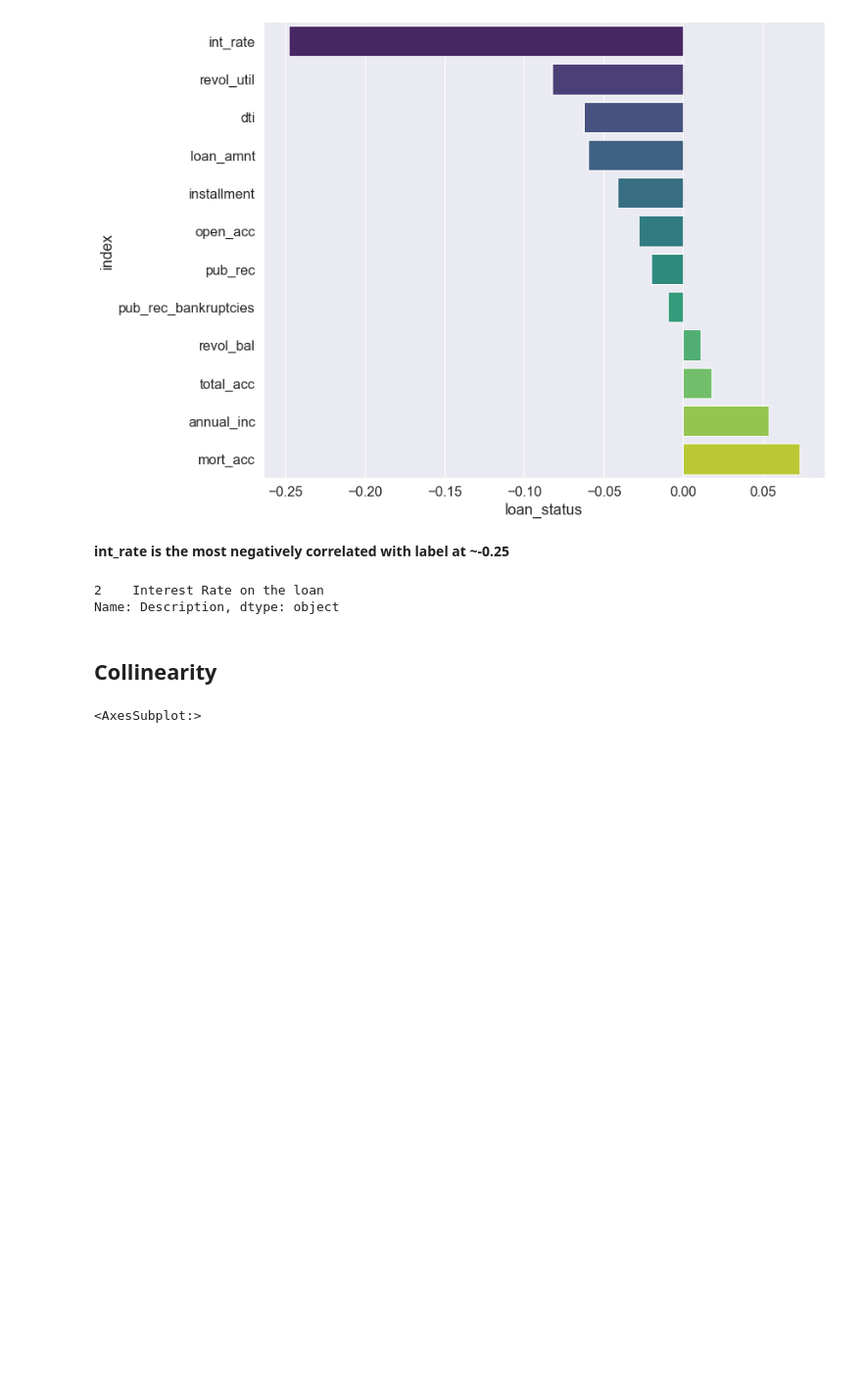
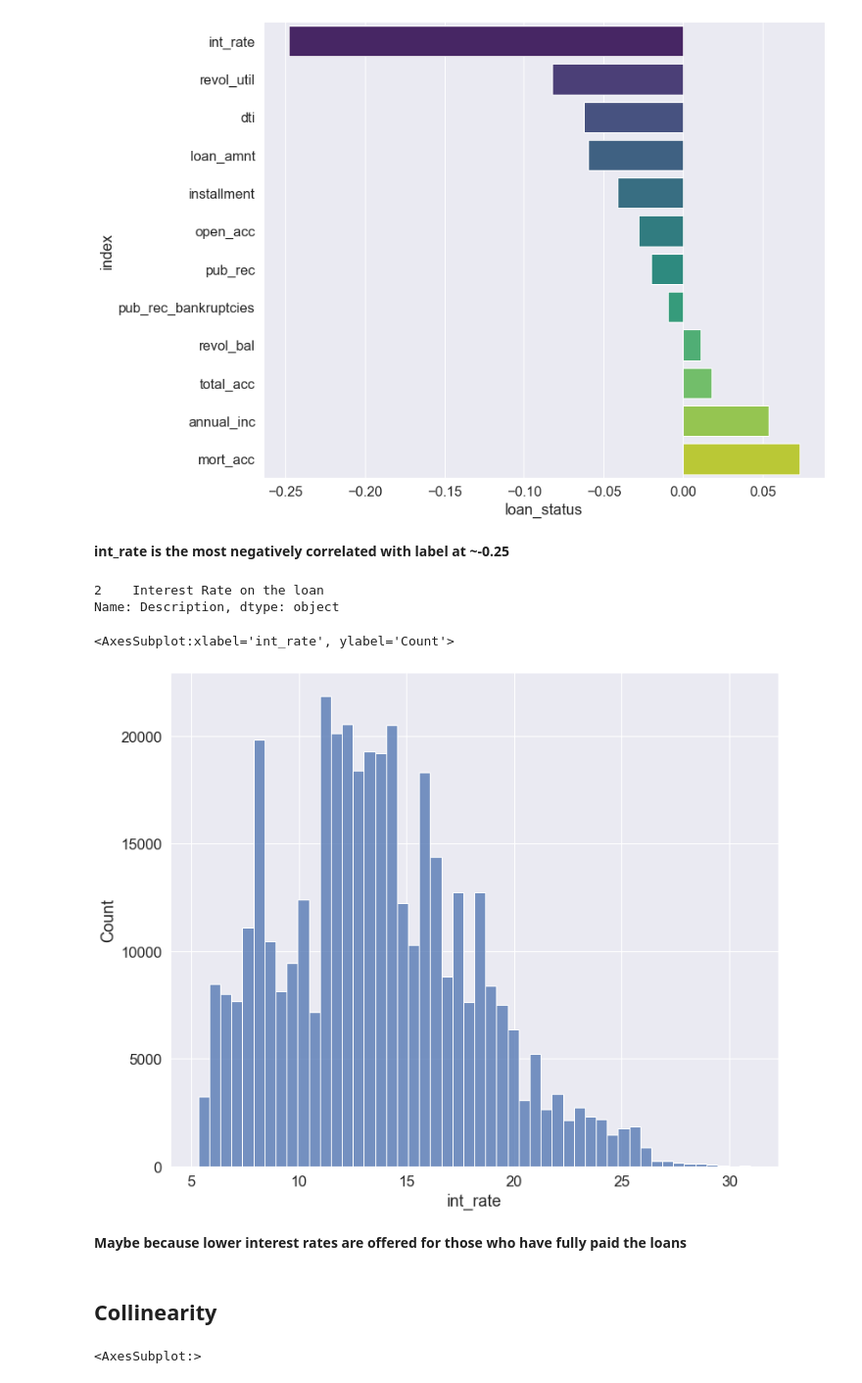
Before and after one commit to Ganesh4693/Lending-Club, a Jupyter notebook: lending.ipynb, the cells around one changed output. Shown at 98% size. Drawn from its saved outputs; the diff is of its cells as text; code cells hidden in the pictures; blank space fills up the shorter version.

```diff
--- a/lending.ipynb
+++ b/lending.ipynb
@@ -139,6 +156,14 @@ info[info.LoanStatNew=='int_rate'].Description
 # %% [output]
 2    Interest Rate on the loan
 Name: Description, dtype: object
+# %%
+plt.figure(figsize=(12,10))
+sns.histplot(data1.int_rate,bins=50)
+# %% [output]
+<AxesSubplot:xlabel='int_rate', ylabel='Count'>
+[figure, added]
+# %% [markdown]
+**Maybe because lower interest rates are offered for those who have fully paid the loans**
 # %% [markdown]
 ## Collinearity
 # %%
```
Also changed, not shown: parts of 52 cells of this notebook.
